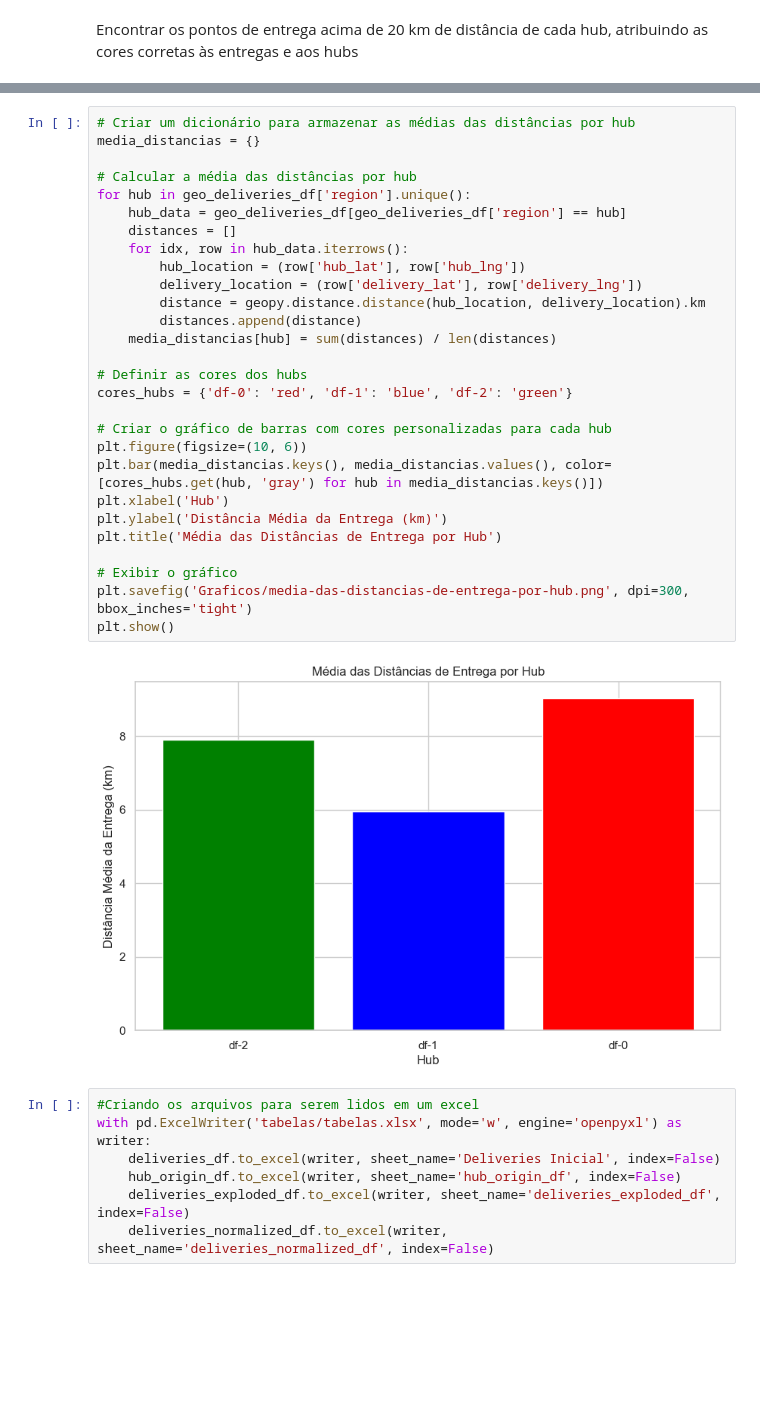
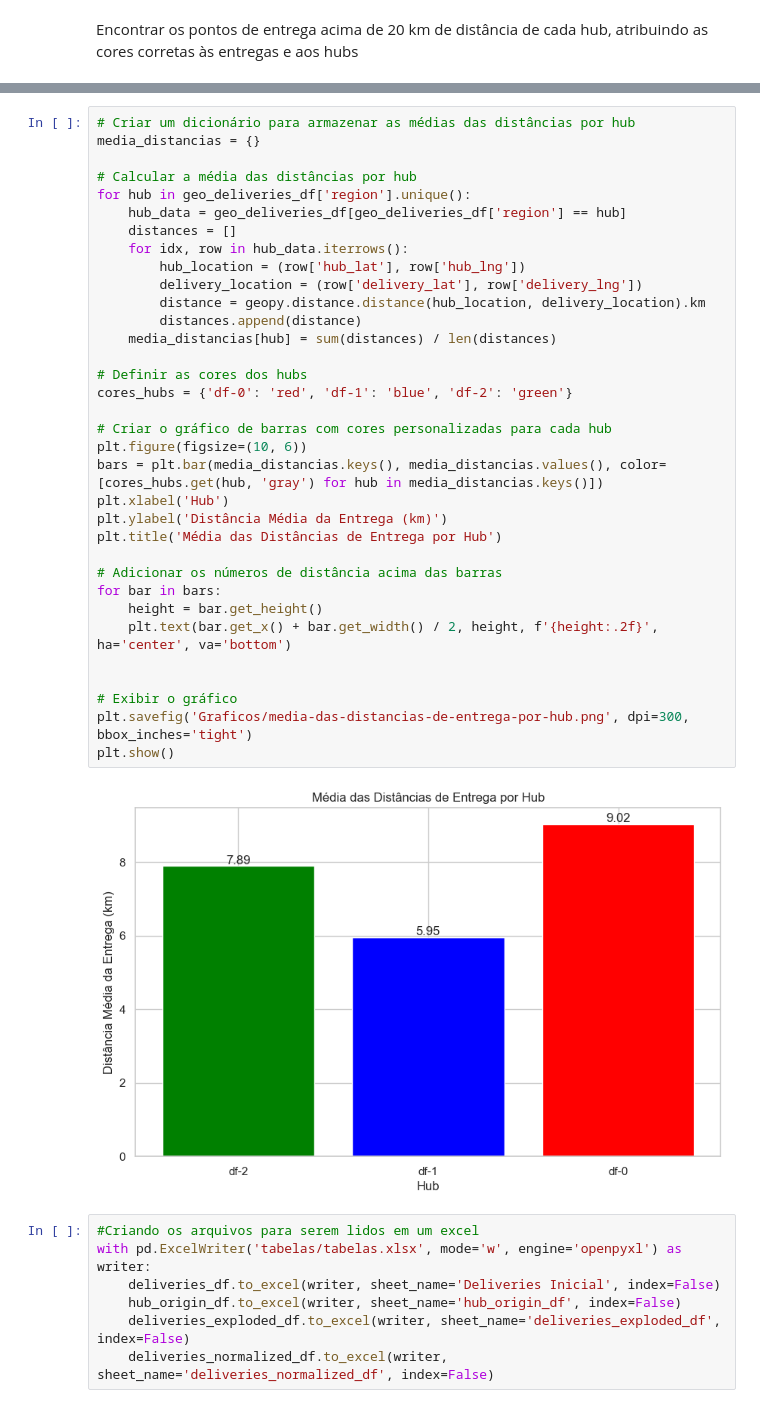
Before and after one commit to Jacksonvieira431/Dalivery-s-Loggi-DF, a Jupyter notebook: Projeto_Analise_de_dados_Loggi_.ipynb, the cells around one changed output, grey strips where cells are left out. Saved outputs shown, nothing was run; the diff lists cells and outputs as text; blank space fills up the shorter version.

Commit message:
melhorando a visualização da das maiores distancias

```diff
--- a/Projeto_Analise_de_dados_Loggi_.ipynb
+++ b/Projeto_Analise_de_dados_Loggi_.ipynb
@@ -743,33 +744,39 @@ Tempo estimado de 2 a 5 minutos
 # %%
 # Criar um dicionário para armazenar as médias das distâncias por hub
 media_distancias = {}
 
 # Calcular a média das distâncias por hub
 for hub in geo_deliveries_df['region'].unique():
     hub_data = geo_deliveries_df[geo_deliveries_df['region'] == hub]
     distances = []
     for idx, row in hub_data.iterrows():
         hub_location = (row['hub_lat'], row['hub_lng'])
         delivery_location = (row['delivery_lat'], row['delivery_lng'])
         distance = geopy.distance.distance(hub_location, delivery_location).km
         distances.append(distance)
     media_distancias[hub] = sum(distances) / len(distances)
 
 # Definir as cores dos hubs
 cores_hubs = {'df-0': 'red', 'df-1': 'blue', 'df-2': 'green'}
 
 # Criar o gráfico de barras com cores personalizadas para cada hub
 plt.figure(figsize=(10, 6))
-plt.bar(media_distancias.keys(), media_distancias.values(), color=[cores_hubs.get(hub, 'gray') for hub in media_distancias.keys()])
+bars = plt.bar(media_distancias.keys(), media_distancias.values(), color=[cores_hubs.get(hub, 'gray') for hub in media_distancias.keys()])
 plt.xlabel('Hub')
 plt.ylabel('Distância Média da Entrega (km)')
 plt.title('Média das Distâncias de Entrega por Hub')
 
+# Adicionar os números de distância acima das barras
+for bar in bars:
+    height = bar.get_height()
+    plt.text(bar.get_x() + bar.get_width() / 2, height, f'{height:.2f}', ha='center', va='bottom')
+
+
 # Exibir o gráfico
 plt.savefig('Graficos/media-das-distancias-de-entrega-por-hub.png', dpi=300, bbox_inches='tight')
 plt.show()
 # %% [output]
-[figure, old version]
+[figure, new version]
 # %%
 #Criando os arquivos para serem lidos em um excel
 with pd.ExcelWriter('tabelas/tabelas.xlsx', mode='w', engine='openpyxl') as writer:
```
Also changed, not shown: parts of 1 cell of this notebook, 1 other file.
